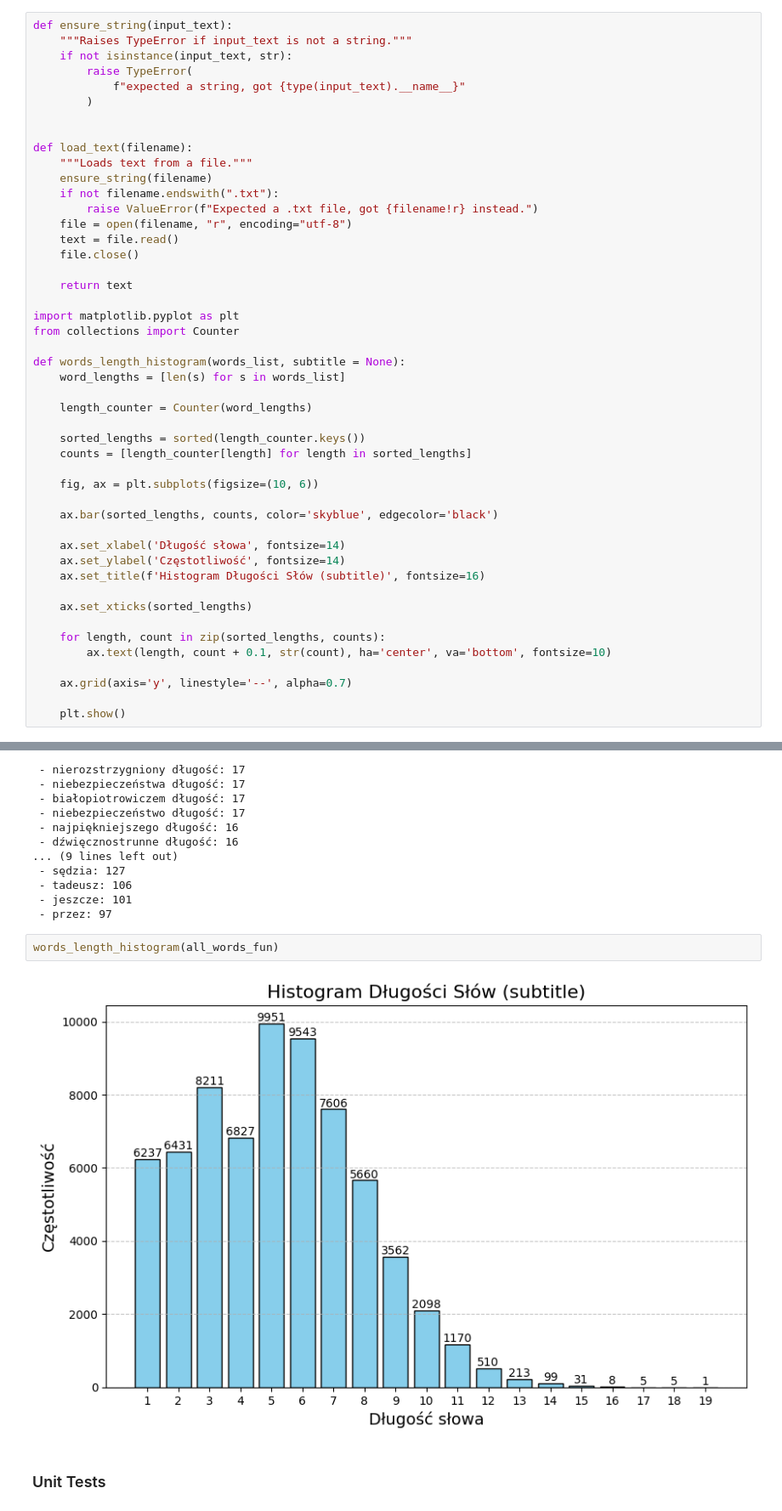
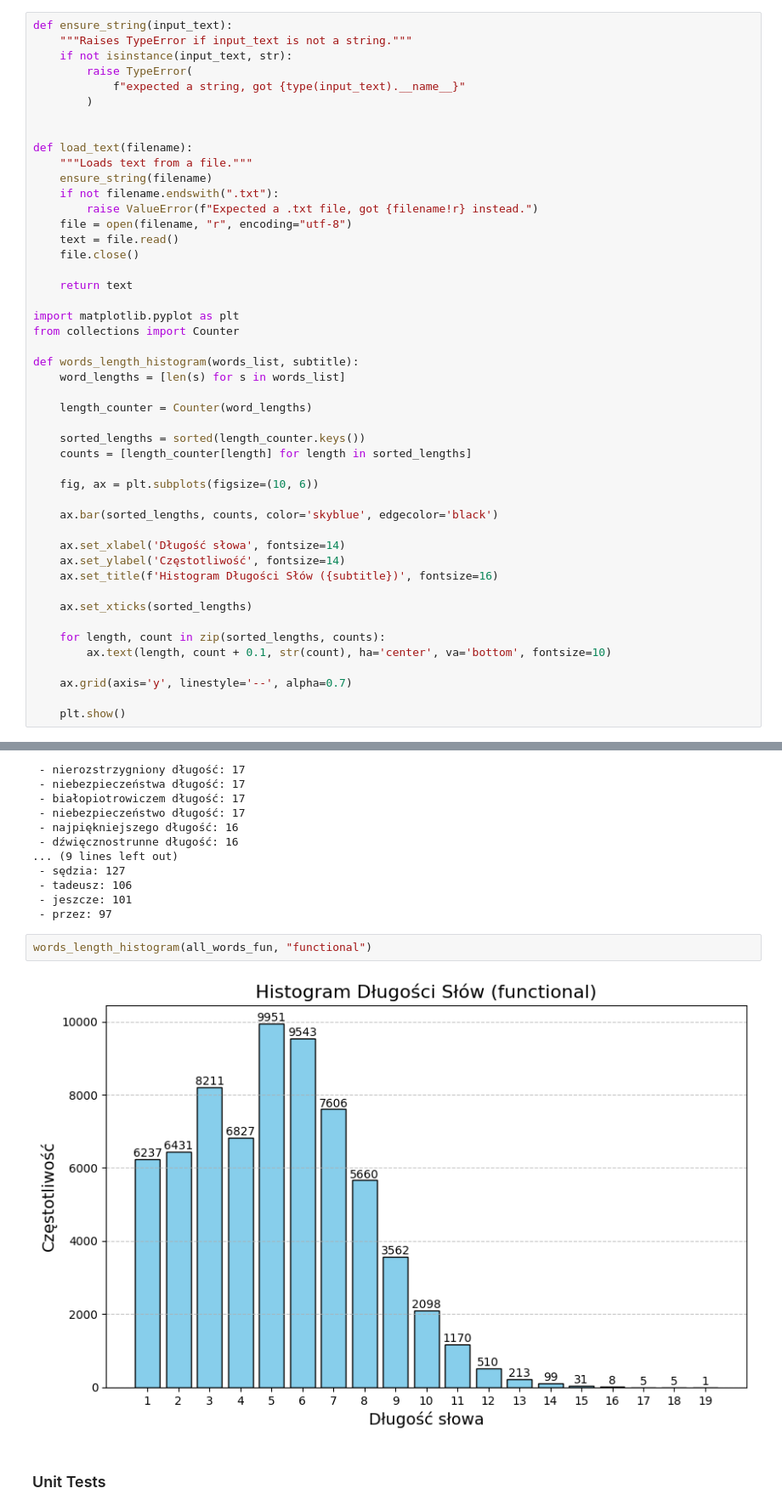
Before and after one commit to xiazek/issi_pan_tadeusz, a Jupyter notebook: hw01.ipynb, the cells around one changed output, grey strips where cells are left out. Shown at 85% size. Cells and saved outputs as stored; diff of their text form.

```diff
--- a/hw01.ipynb
+++ b/hw01.ipynb
@@ -49,7 +49,7 @@ def load_text(filename):
 import matplotlib.pyplot as plt
 from collections import Counter
 
-def words_length_histogram(words_list, subtitle = None):
+def words_length_histogram(words_list, subtitle):
     word_lengths = [len(s) for s in words_list]
 
     length_counter = Counter(word_lengths)
@@ -63,7 +63,7 @@ def words_length_histogram(words_list, subtitle = None):
 
     ax.set_xlabel('Długość słowa', fontsize=14)
     ax.set_ylabel('Częstotliwość', fontsize=14)
-    ax.set_title(f'Histogram Długości Słów (subtitle)', fontsize=16)
+    ax.set_title(f'Histogram Długości Słów ({subtitle})', fontsize=16)
 
     ax.set_xticks(sorted_lengths)
 
@@ -213,9 +213,9 @@ Najdłuższe słowa w Panu Tadeuszu to:
  - jeszcze: 101
  - przez: 97
 # %%
-words_length_histogram(all_words_fun)
+words_length_histogram(all_words_fun, "functional")
 # %% [output]
-[figure, old version]
+[figure, new version]
 # %% [markdown]
 ### Unit Tests
 # %%
```
Also changed, not shown: parts of 2 cells of this notebook.
